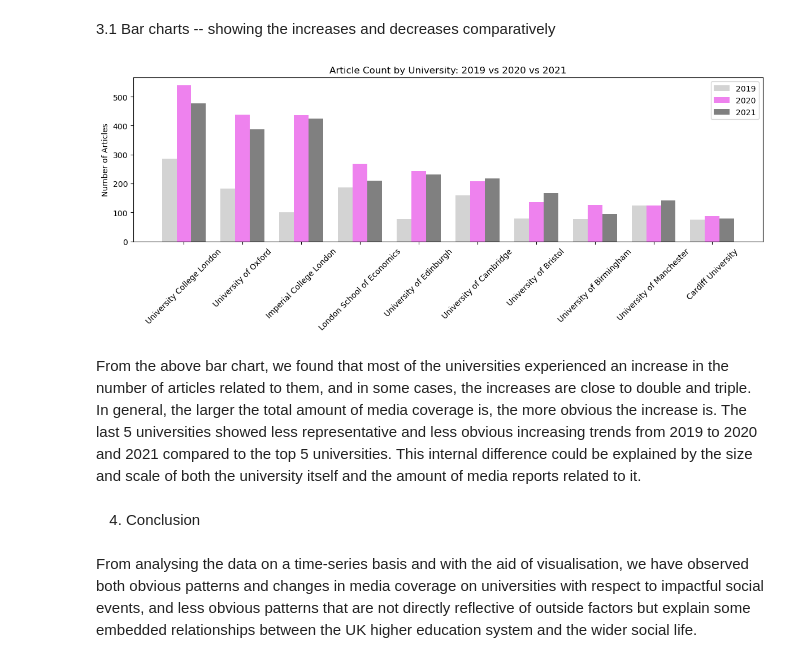
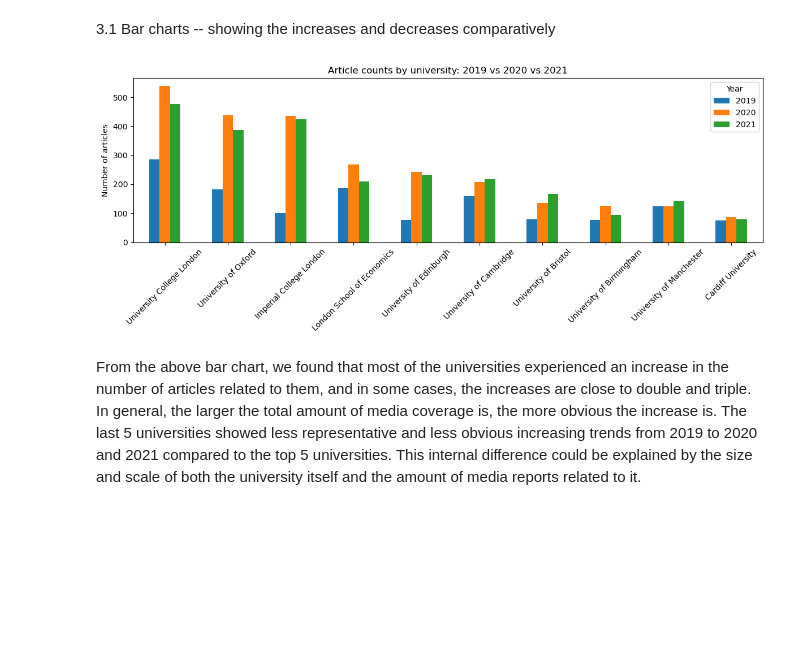
Before and after one commit to ruoxuannn/st115-guardian-project, a Jupyter notebook: huixi.ipynb, the cells around one changed output. Cells and saved outputs as stored; diff of their text form; code cells hidden in the pictures; blank space fills up the shorter version.

```diff
--- a/huixi.ipynb
+++ b/huixi.ipynb
@@ -226,34 +147,20 @@ We have observed a big picture of trends in the number of articles related to un
 # %% [markdown]
 3.1 Bar charts -- showing the increases and decreases comparatively
 # %%
-import matplotlib.pyplot as plt
+#compare article counts around COVID: 2019 vs 2020 vs 2021
+years_to_compare = counts[counts['year'].isin([2019, 2020, 2021])]
+pivot_covid = years_to_compare.pivot(index='university', columns='year', values='article_count').fillna(0)
+pivot_covid = pivot_covid.sort_values(2020, ascending=False)
 
-years = [2019, 2020, 2021]
-colors = ['lightgrey', 'violet', 'grey']
-width = 0.25
-
-uni_order = counts[counts['year'] == 2020].sort_values('article_count', ascending=False)['university'].tolist()
-
-fig, ax = plt.subplots(figsize=(12, 5))
-
-for i, (year, color) in enumerate(zip(years, colors)):
-    subset = counts[counts['year'] == year].set_index('university')
-    values = [subset.loc[u, 'article_count'] if u in subset.index else 0 for u in uni_order]
-    x = [j + i * width for j in range(len(uni_order))]
-    ax.bar(x, values, width=width, label=str(year), color=color)
-
-ax.set_xticks([j + width for j in range(len(uni_order))])
-ax.set_xticklabels(uni_order, rotation=45)
-ax.set_title('Article Count by University: 2019 vs 2020 vs 2021')
-ax.set_ylabel('Number of Articles')
-ax.legend()
+pivot_covid.plot(kind='bar', figsize=(12, 5))
+plt.title('Article counts by university: 2019 vs 2020 vs 2021')
+plt.ylabel('Number of articles')
+plt.xlabel('')
+plt.xticks(rotation=45)
+plt.legend(title='Year')
 plt.tight_layout()
 plt.show()
 # %% [output]
-[figure, old version]
+[figure, new version]
 # %% [markdown]
 From the above bar chart, we found that most of the universities experienced an increase in the number of articles related to them, and in some cases, the increases are close to double and triple. In general, the larger the total amount of media coverage is, the more obvious the increase is. The last 5 universities showed less representative and less obvious increasing trends from 2019 to 2020 and 2021 compared to the top 5 universities. This internal difference could be explained by the size and scale of both the university itself and the amount of media reports related to it.
-# %% [markdown]
-4. Conclusion
-# %% [markdown]
-From analysing the data on a time-series basis and with the aid of visualisation, we have observed both obvious patterns and changes in media coverage on universities with respect to impactful social events, and less obvious patterns that are not directly reflective of outside factors but explain some embedded relationships between the UK higher education system and the wider social life.
```
Also changed, not shown: parts of 5 cells of this notebook, 4 other files.
